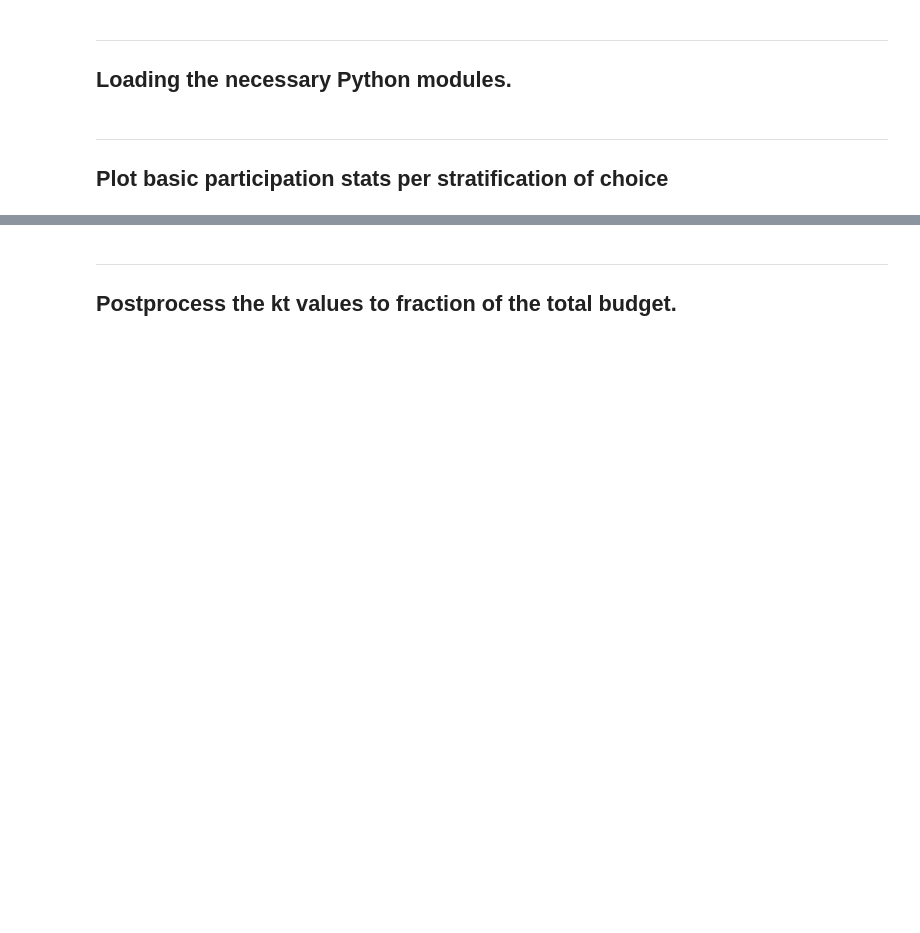
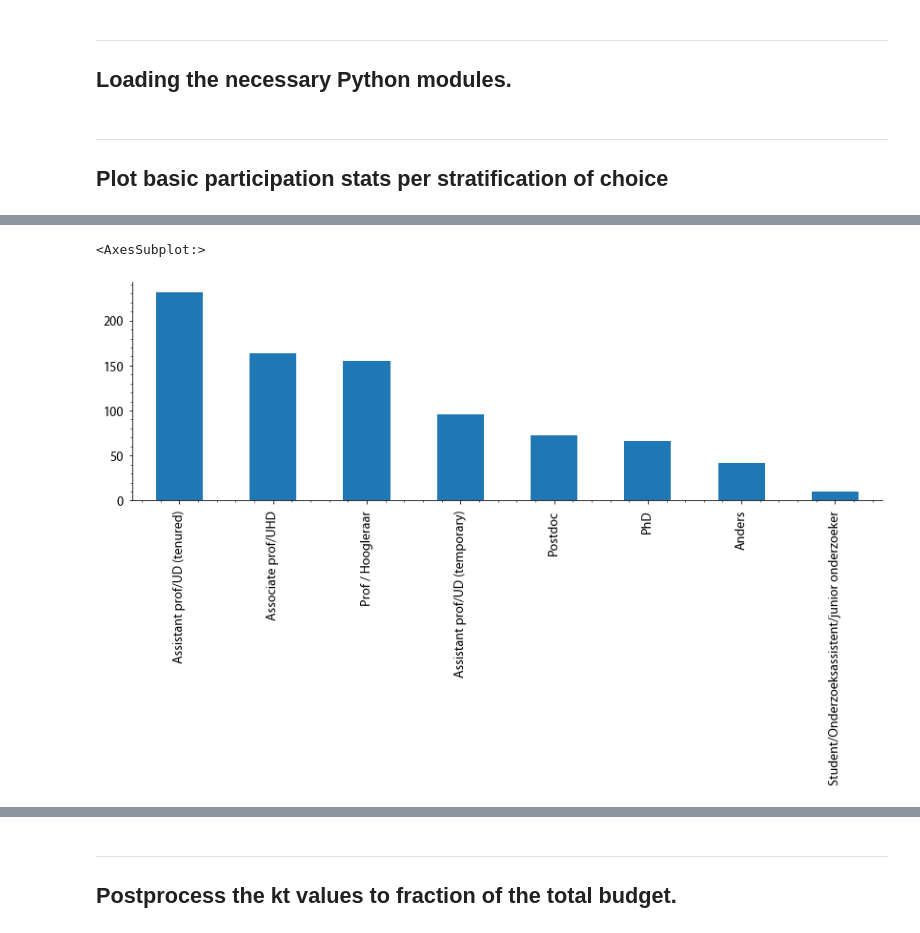
Before and after one commit to DeJongeAkademie/FundingConsultation2022, a Jupyter notebook: python/PVE_new_data.ipynb, the cells around one changed output, grey strips where cells are left out. Saved outputs shown, nothing was run; the diff lists cells and outputs as text; code cells hidden in the pictures; blank space fills up the shorter version.

```diff
--- a/python/PVE_new_data.ipynb
+++ b/python/PVE_new_data.ipynb
@@ -36,0 +47,6 @@ df_vals.unstack('versie').plot.bar(stacked=True);
+# %%
+plt.figure()
+df['pos9'].value_counts().plot.bar()
+# %% [output]
+<AxesSubplot:>
+[figure, added]
```
Also changed, not shown: parts of 10 cells of this notebook.
